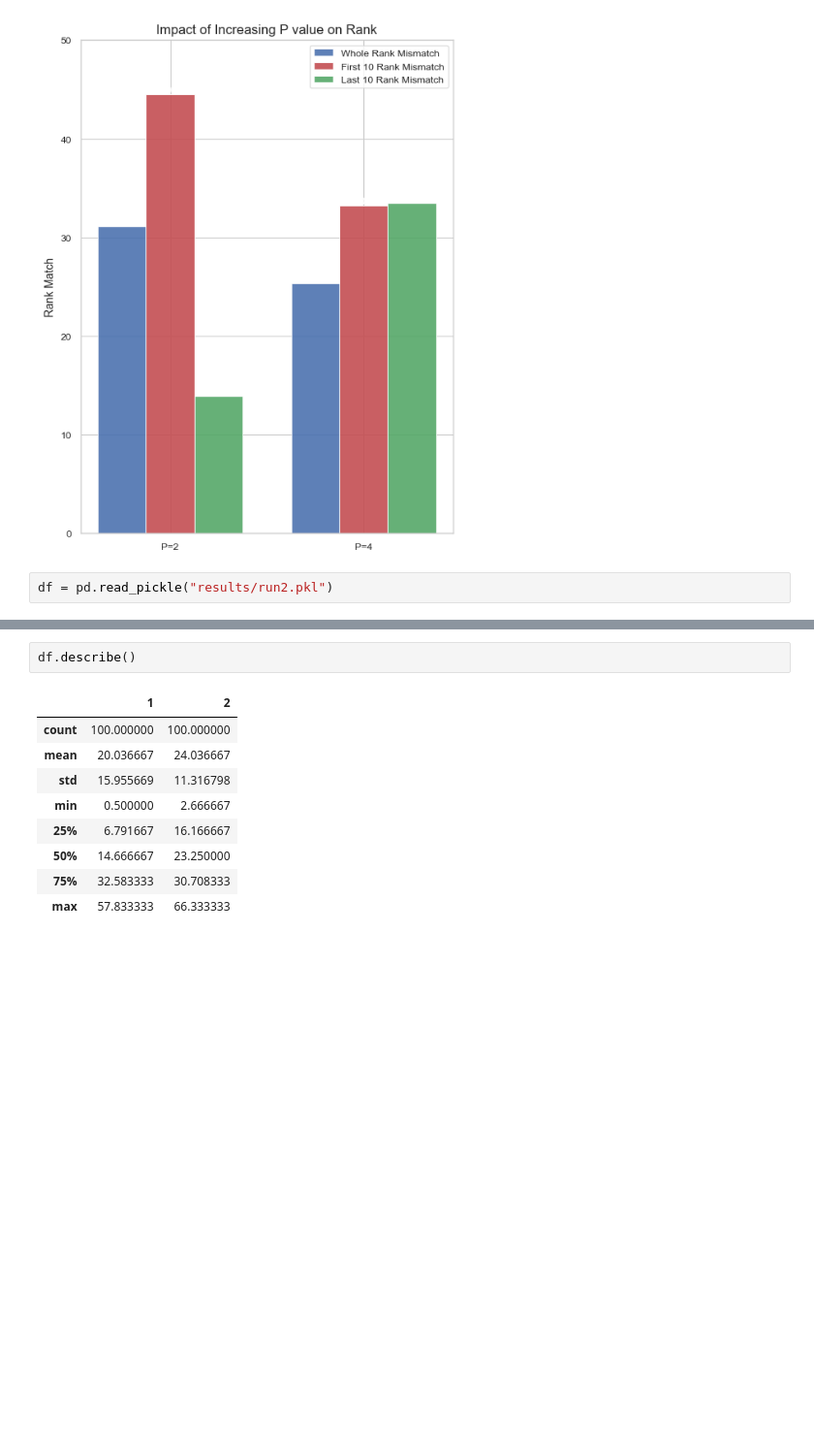
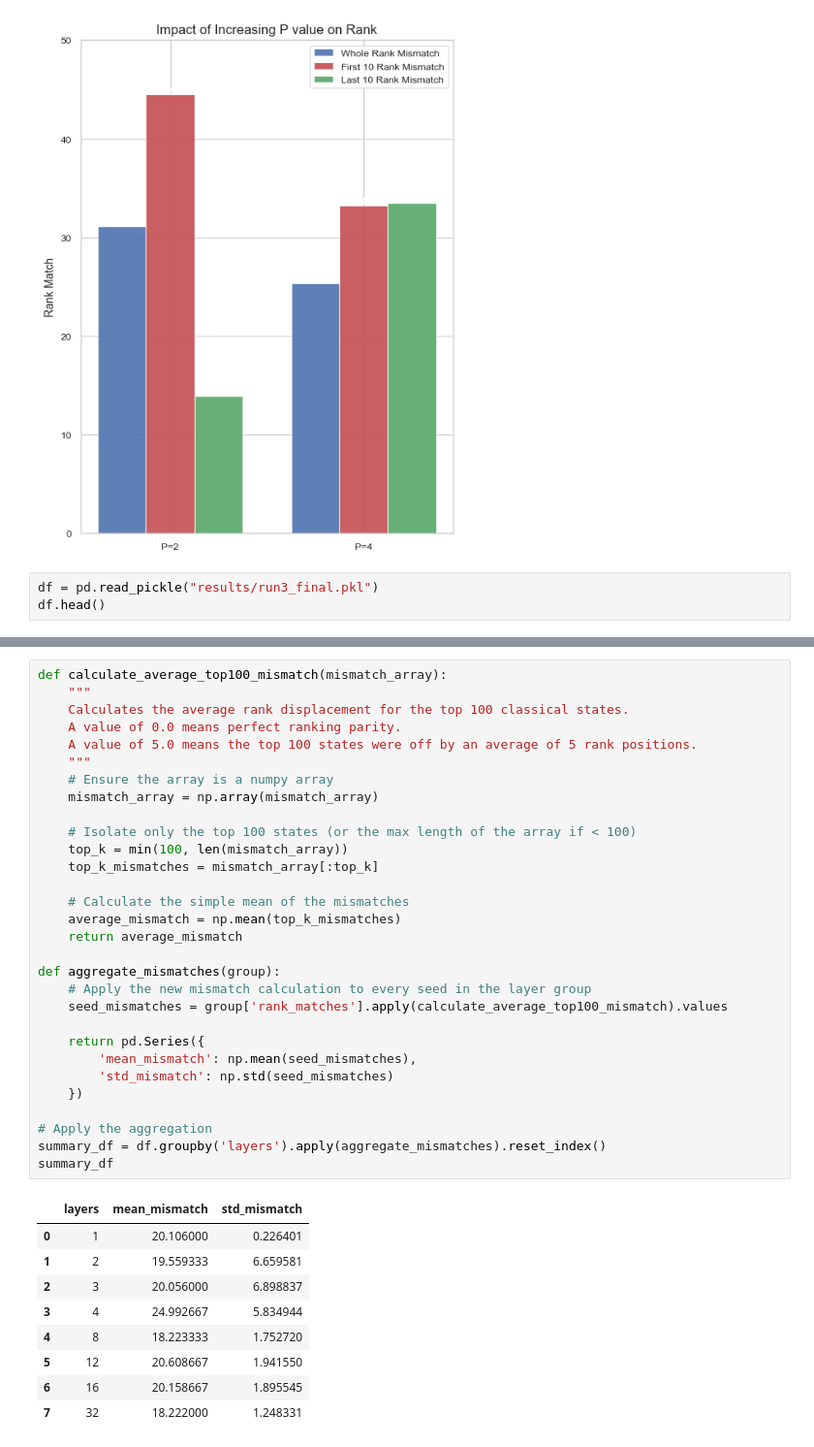
Before and after one commit to sebi-stewart/qml-protein-folding, a Jupyter notebook: poster_plot.ipynb, the cells around one changed output, grey strips where cells are left out. Shown at 97% size. Saved outputs shown, nothing was run; the diff lists cells and outputs as text; blank space fills up the shorter version.

```diff
--- a/poster_plot.ipynb
+++ b/poster_plot.ipynb
@@ -86,4 +86,5 @@ plt.show()
 # %% [output]
 [figure]
 # %%
-df = pd.read_pickle("results/run2.pkl")
+df = pd.read_pickle("results/run3_final.pkl")
+df.head()
@@ -90,12 +98,40 @@ df = pd.read_pickle("results/run2.pkl")
 # %%
-df.describe()
+def calculate_average_top100_mismatch(mismatch_array):
+    """
+    Calculates the average rank displacement for the top 100 classical states.
+    A value of 0.0 means perfect ranking parity.
+    A value of 5.0 means the top 100 states were off by an average of 5 rank positions.
+    """
+    # Ensure the array is a numpy array
+    mismatch_array = np.array(mismatch_array)
+
+    # Isolate only the top 100 states (or the max length of the array if < 100)
+    top_k = min(100, len(mismatch_array))
+    top_k_mismatches = mismatch_array[:top_k]
+
+    # Calculate the simple mean of the mismatches
+    average_mismatch = np.mean(top_k_mismatches)
+    return average_mismatch
+
+def aggregate_mismatches(group):
+    # Apply the new mismatch calculation to every seed in the layer group
+    seed_mismatches = group['rank_matches'].apply(calculate_average_top100_mismatch).values
+
+    return pd.Series({
+        'mean_mismatch': np.mean(seed_mismatches),
+        'std_mismatch': np.std(seed_mismatches)
+    })
+
+# Apply the aggregation
+summary_df = df.groupby('layers').apply(aggregate_mismatches).reset_index()
+summary_df
 # %% [output]
-|  | 1 | 2 |
-| count | 100.000000 | 100.000000 |
-| mean | 20.036667 | 24.036667 |
-| std | 15.955669 | 11.316798 |
-| min | 0.500000 | 2.666667 |
-| 25% | 6.791667 | 16.166667 |
-| 50% | 14.666667 | 23.250000 |
-| 75% | 32.583333 | 30.708333 |
-| max | 57.833333 | 66.333333 |
+|  | layers | mean_mismatch | std_mismatch |
+| 0 | 1 | 20.106000 | 0.226401 |
+| 1 | 2 | 19.559333 | 6.659581 |
+| 2 | 3 | 20.056000 | 6.898837 |
+| 3 | 4 | 24.992667 | 5.834944 |
+| 4 | 8 | 18.223333 | 1.752720 |
+| 5 | 12 | 20.608667 | 1.941550 |
+| 6 | 16 | 20.158667 | 1.895545 |
+| 7 | 32 | 18.222000 | 1.248331 |
```
Also changed, not shown: parts of 2 cells of this notebook, 5 other files.
